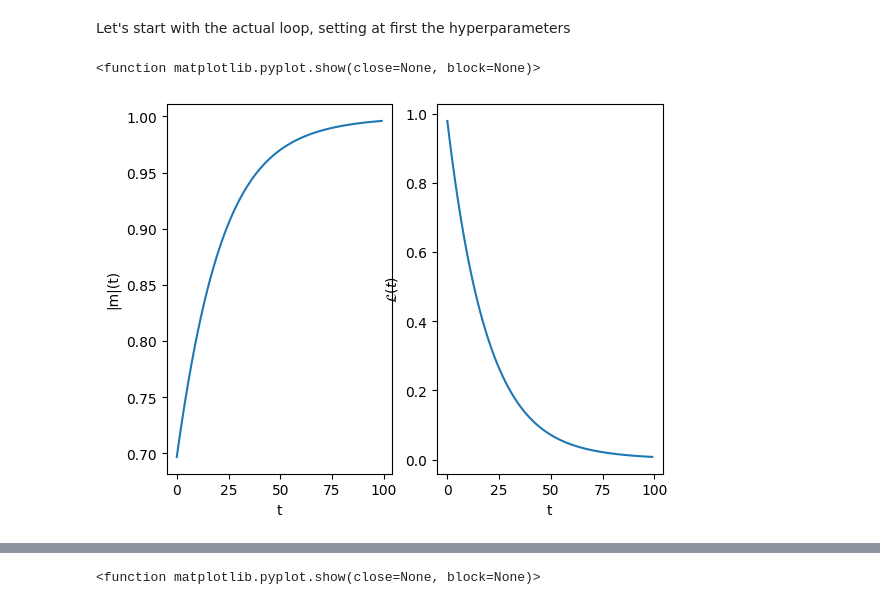
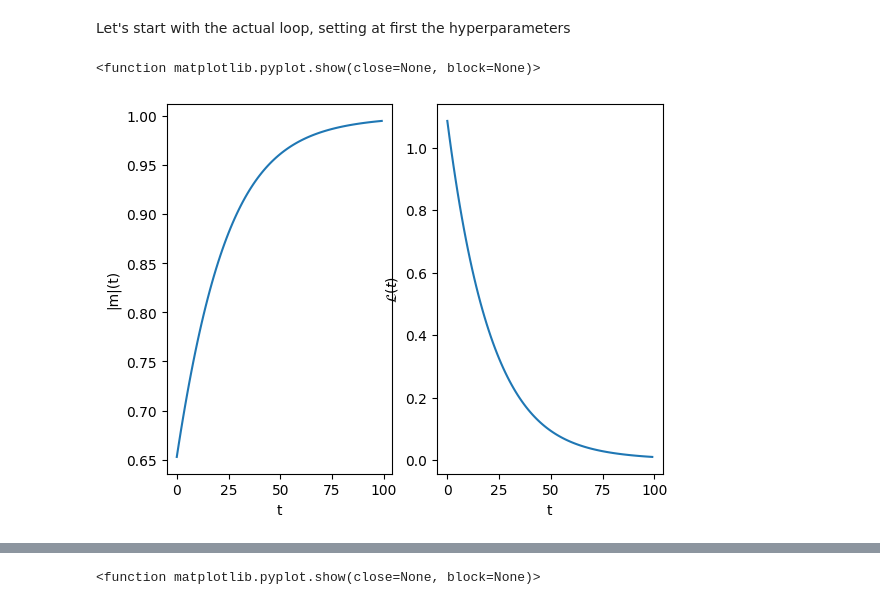
Before and after one commit to leofluck/complex_phase_retrieval, a Jupyter notebook: complex_p_r_implementation.ipynb, the cells around one changed output, grey strips where cells are left out. Drawn from its saved outputs; the diff is of its cells as text; code cells hidden in the pictures.

```diff
--- a/complex_p_r_implementation.ipynb
+++ b/complex_p_r_implementation.ipynb
@@ -221,7 +221,7 @@ def define_w_0(m_0, w_hat, coeff=1, complex=True):
         z = random_complex_vector(len(w_hat))
     else:
         z = random_complex_vector(len(w_hat),'real_gaussian',1)
-    vec = m_0*w_hat+np.sqrt(len(w_hat))*coeff*z
+    vec = m_0*w_hat+coeff*z
     return vec/np.linalg.norm(vec)*np.sqrt(len(w_hat))
 # %% [markdown]
 def define_w_0(m_0, w_hat):
@@ -270,8 +270,8 @@ d = 100
 eta = 1 #eta must be smaller than tau
 tau = 10
 b = 1 #b must be bigger than eta/(tau+eta)
-m_0 = 0.9
-coeff = 0.1 #the coefficient in front of z for w_0
+m_0 = 0.8
+coeff = 1 #the coefficient in front of z for w_0
 iter_max = int(1e2)
 
 assert eta <= tau, "eta must be bigger than tau"
@@ -282,31 +282,31 @@ w_hat = define_w_hat(d,complex=False)
 y = define_y(X,w_hat)
 
 m_norm_all = np.empty(iter_max)
 loss_all = np.empty(iter_max)
 s_vector = np.empty(N)
 s_vector[0] = -1 #must be done to ensure iterative_isinbatch to work on first iteration
 w = define_w_0(m_0,w_hat,coeff,complex=False)
 
 #print(f'X is {X}, w is {w}, w_hat is {w_hat}, y is {y}')
 
 for iter in tqdm(range(iter_max)):
     s_vector = iterative_isinbatch(b,eta,tau,s_vector)
 
     #print(f'Min of s is {np.min(s_vector)})')
 
     w = w_next(w,X,y,b,eta,tau,s_vector)
     m_norm_all[iter] = magnetization_norm(w,w_hat)
     loss_all[iter] = loss(w,X,y,s_vector,b)
 
 plt.subplot(1,2,1)
 plt.plot(np.arange(0,iter_max,1),m_norm_all)
 plt.xlabel('t')
 plt.ylabel('|m|(t)')
 plt.subplot(1,2,2)
 plt.plot(np.arange(0,iter_max,1),loss_all)
 plt.xlabel('t')
 plt.ylabel('$\mathcal{L}(t)$')
 plt.show
 # %% [output]
 <function matplotlib.pyplot.show(close=None, block=None)>
-[figure, old version]
+[figure, new version]
```
Also changed, not shown: parts of 3 cells of this notebook.
